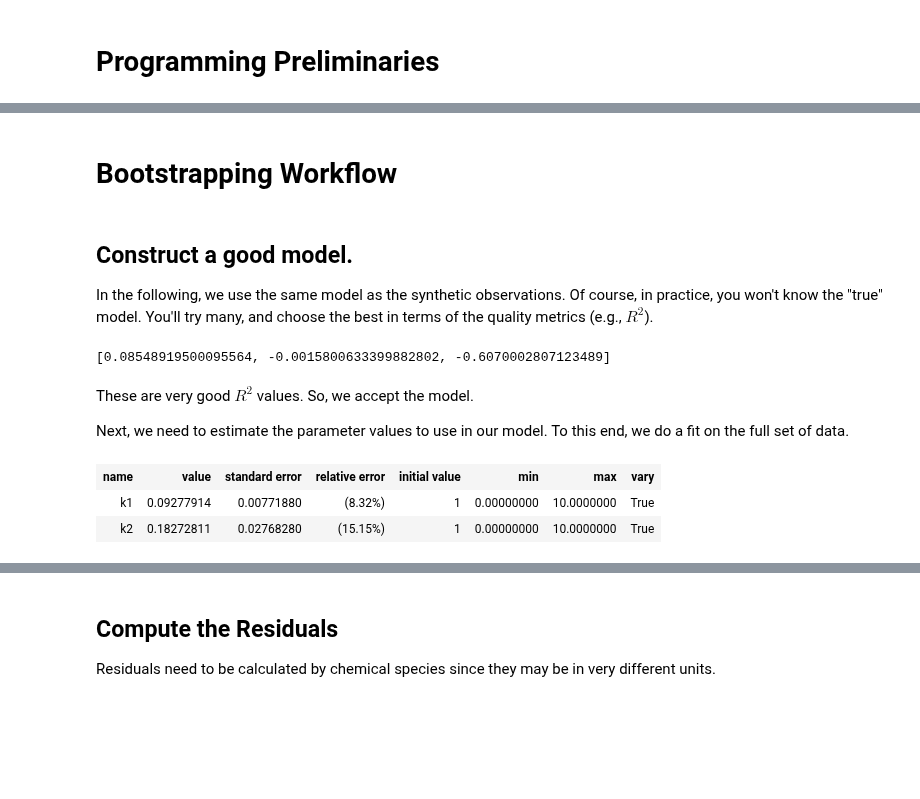
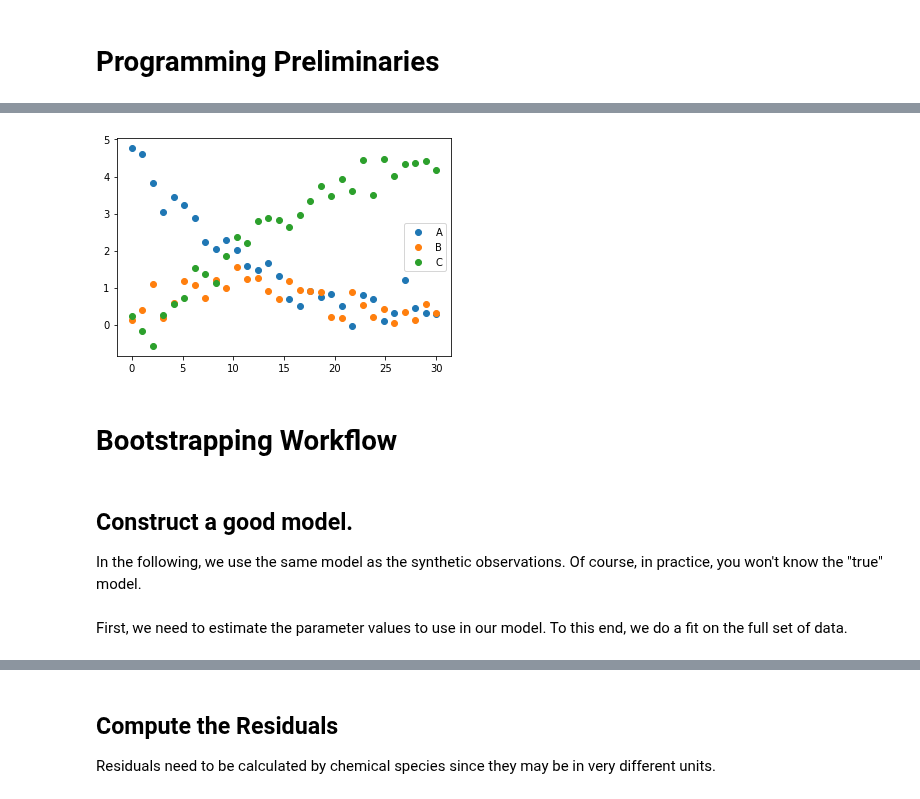
Before and after one commit to ModelEngineering/advancing-biomedical-models, a Jupyter notebook: lecture_12/bootstrapping/12_stimating_Parameter_Confidence_Intervals_With_Bootstrapping.ipynb, the cells around one changed output, grey strips where cells are left out. Cells and saved outputs as stored; diff of their text form; code cells hidden in the pictures; blank space fills up the shorter version.

```diff
--- a/lecture_12/bootstrapping/12_stimating_Parameter_Confidence_Intervals_With_Bootstrapping.ipynb
+++ b/lecture_12/bootstrapping/12_stimating_Parameter_Confidence_Intervals_With_Bootstrapping.ipynb
@@ -66,5 +71,5 @@ PARAMETERS
 # %%
 # Globals
-NUM_POINTS = 10
+NUM_POINTS = 30
 SIM_TIME= 30
-NOISE_STD = 0.5
+NOISE_STD = 0.3
@@ -88,0 +76,5 @@ OBS_DATA
+# %%
+fittedTS = ModelFitter.runSimulation(roadrunner=MODEL, numPoint=NUM_POINTS, endTime=SIM_TIME, returnDataFrame=False)
+synthesizer = ObservationSynthesizerRandomErrors(fittedTS=fittedTS, std=NOISE_STD)
+OBS_TS = synthesizer.calculate()
+OBS_TS
@@ -89,27 +99,14 @@ OBS_DATA
+# %%
+_, ax = plt.subplots(1)
+for column in OBS_TS.colnames:
+    ax.scatter(OBS_TS[TIME], OBS_TS[column])
+_ = plt.legend(OBS_TS.colnames)
+# %% [output]
+[figure, added]
 # %% [markdown]
 # Bootstrapping Workflow
 # %% [markdown]
 ## Construct a good model.
-In the following, we use the same model as the synthetic observations. Of course, in practice, you won't know the "true" model. You'll try many, and choose the best in terms of the quality metrics (e.g., $R^2$).
+In the following, we use the same model as the synthetic observations. Of course, in practice, you won't know the "true" model.
-# %%
-# Do the cross validation for this model. the crossValidate function returns two values: list of
-# the parameters (for each fold) and RSQs for each fold.
-list_parameters, rsqs = mf.crossValidate(obs_data, model=MODEL, parameters=PARAMETERS,
-                                         num_points=NUM_POINTS,
-                                         sim_time=SIM_TIME,
-                                         num_folds=3)
-rsqs
-# %% [output]
-[0.08548919500095564, -0.0015800633399882802, -0.6070002807123489]
 # %% [markdown]
-These are very good $R^2$ values. So, we accept the model.
-
-Next, we need to estimate the parameter values to use in our model. To this end, we do a fit on the full set of data.
+First, we need to estimate the parameter values to use in our model. To this end, we do a fit on the full set of data.
-# %%
-fitted_parameters = mf.fit(OBS_DATA, model=MODEL, parameters=PARAMETERS,
-                           num_points=NUM_POINTS, sim_time=SIM_TIME)
-fitted_parameters
-# %% [output]
-| name | value | standard error | relative error | initial value | min | max | vary |
-| k1 | 0.09277914 | 0.00771880 | (8.32%) | 1 | 0.00000000 | 10.0000000 | True |
-| k2 | 0.18272811 | 0.02768280 | (15.15%) | 1 | 0.00000000 | 10.0000000 | True |
```
Also changed, not shown: parts of 30 cells of this notebook, 2 other files.
